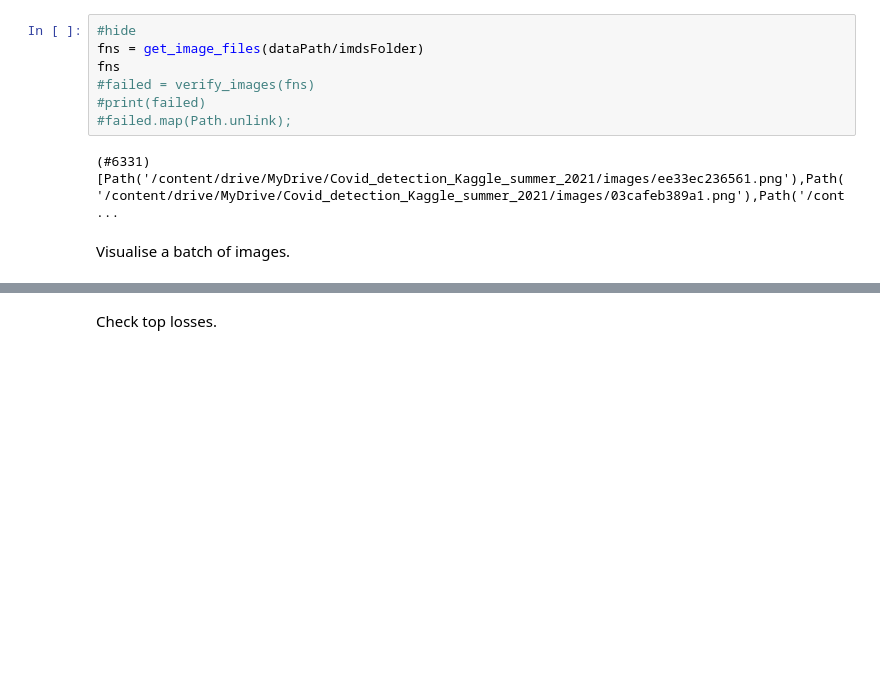
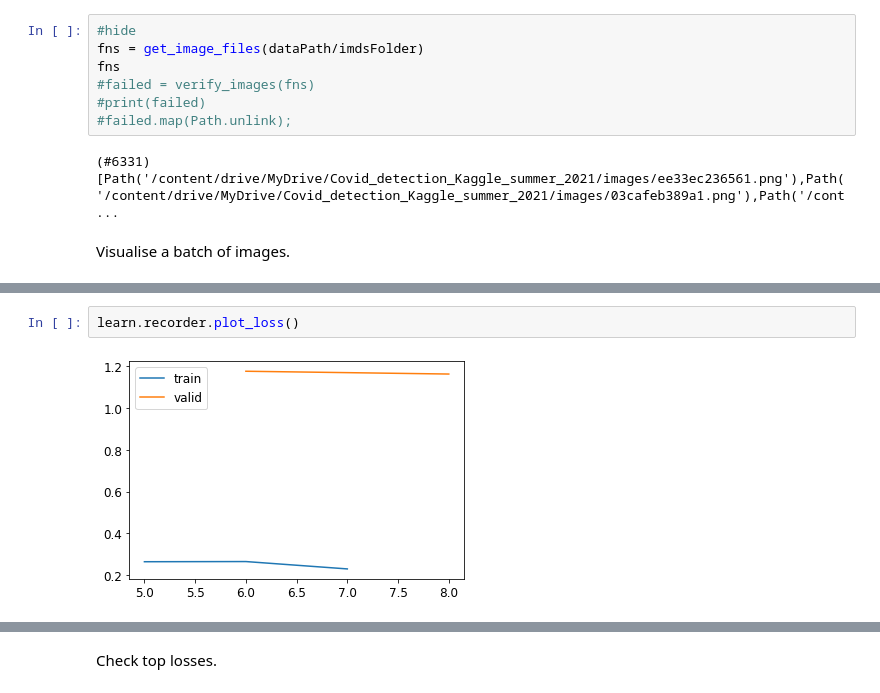
Before and after one commit to avkornaev/Fast_AI_course, a Jupyter notebook: XRayImagesAnalysis.ipynb, the cells around one changed output, grey strips where cells are left out. Cells and saved outputs as stored; diff of their text form; blank space fills up the shorter version.

```diff
--- a/XRayImagesAnalysis.ipynb
+++ b/XRayImagesAnalysis.ipynb
@@ -175,3 +202,7 @@ learn.fine_tune(2)
+# %%
+learn.recorder.plot_loss()
+# %% [output]
+[figure, added]
 # %%
 interp = ClassificationInterpretation.from_learner(learn)
 interp.plot_confusion_matrix()
```
Also changed, not shown: parts of 21 cells of this notebook.
